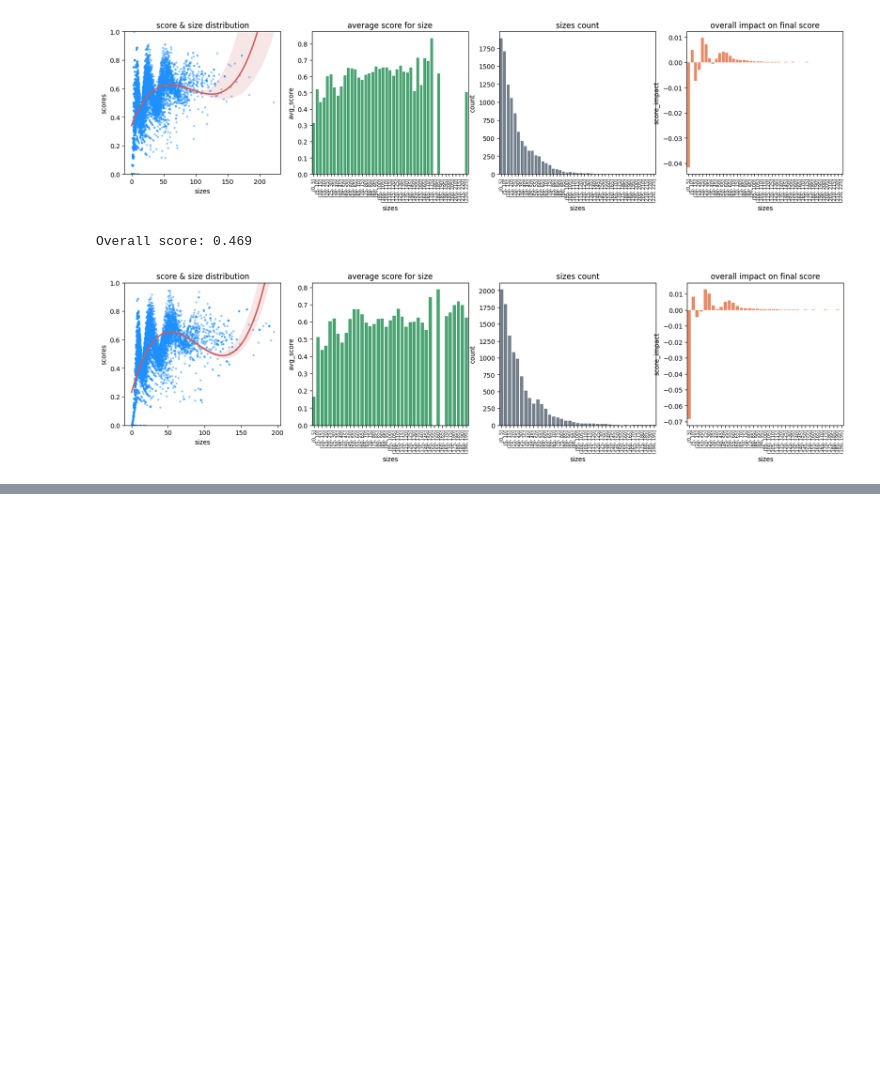
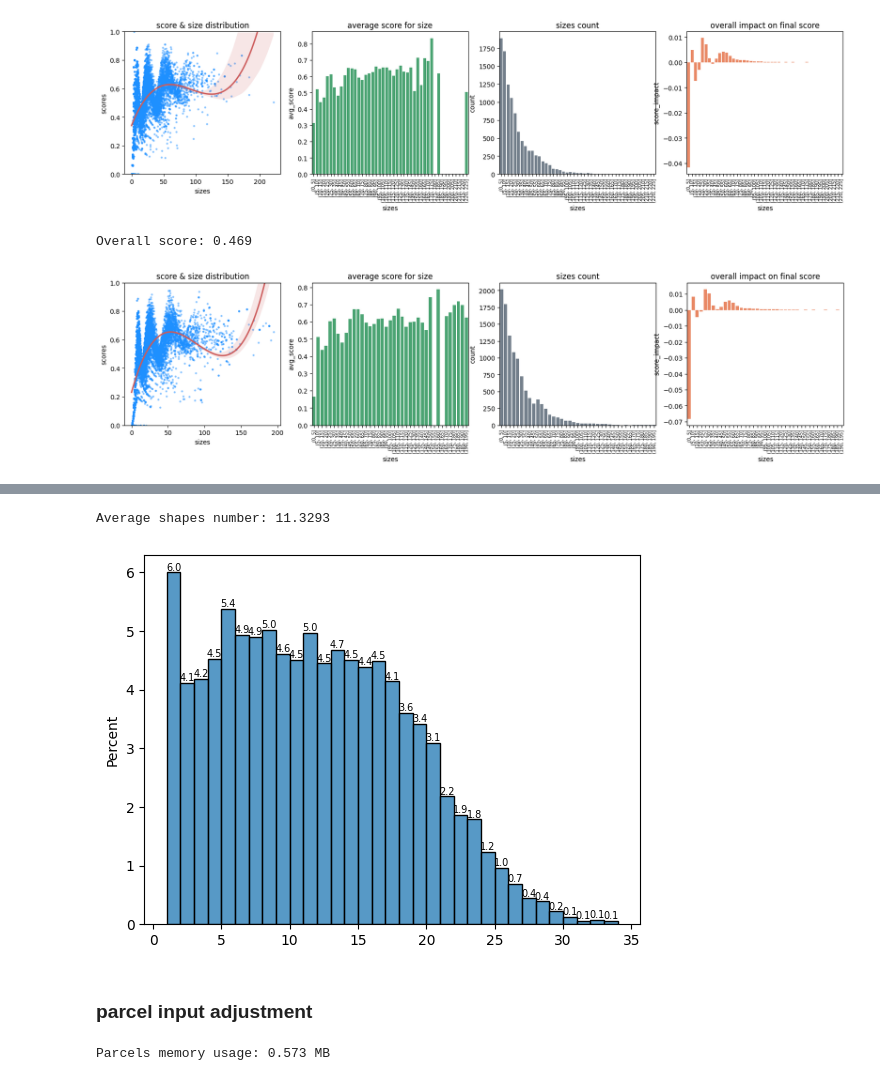
Before and after one commit to fzzyfoxx/resume, a Jupyter notebook: maps_vectorization/RPN_optimization.ipynb, the cells around one changed output, grey strips where cells are left out. Cells and saved outputs as stored; diff of their text form; code cells hidden in the pictures; blank space fills up the shorter version.

```diff
--- a/maps_vectorization/RPN_optimization.ipynb
+++ b/maps_vectorization/RPN_optimization.ipynb
@@ -429,0 +681,21 @@ Overall score: 0.469
+# %%
+# NUMBER OF SHAPES SIMULATION
+shapes_distr = np.array([random_shapes_num(patterns_range=(1,10)) for _ in range(10000)])
+print(f'Average shapes number: {np.mean(shapes_distr)}')
+ax = sns.histplot(shapes_distr, binwidth=1, cumulative=False, stat='percent')
+for i in ax.containers:
+    ax.bar_label(i,fmt='%.1f', fontsize=7)
+# %% [output]
+Average shapes number: 11.3293
+[figure, added]
+# %% [markdown]
+### parcel input adjustment
+# %%
+custom_ig_args = {
+    'radius_range': [200, 400],
+    'target_map_size_range': [1500, 3000],
+    'padding_range': [50, 100]
+}
+ig = map_drawer_input_generator(client, input_generator_args, batch_size=32, test_mode=1)
+# %% [output]
+Parcels memory usage: 0.573 MB
```
Also changed, not shown: parts of 23 cells of this notebook.
